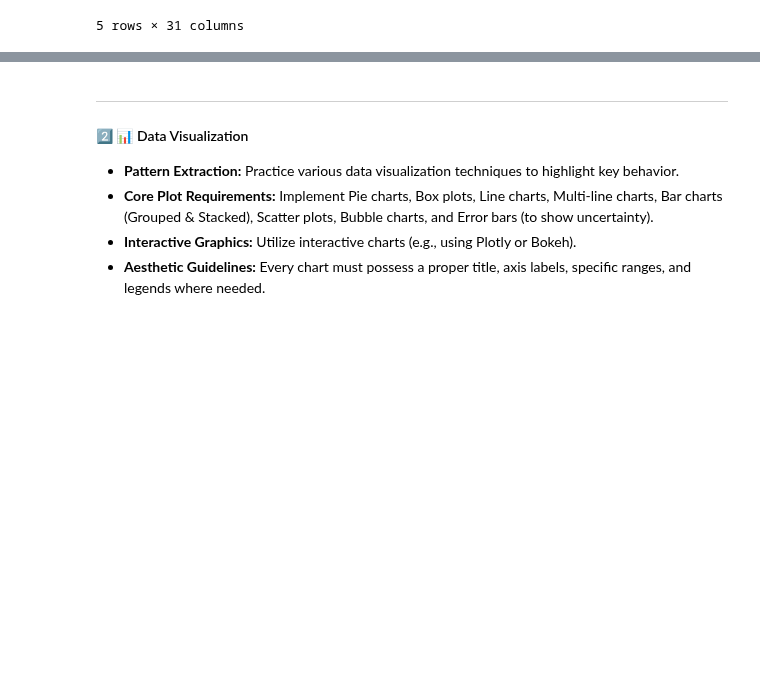
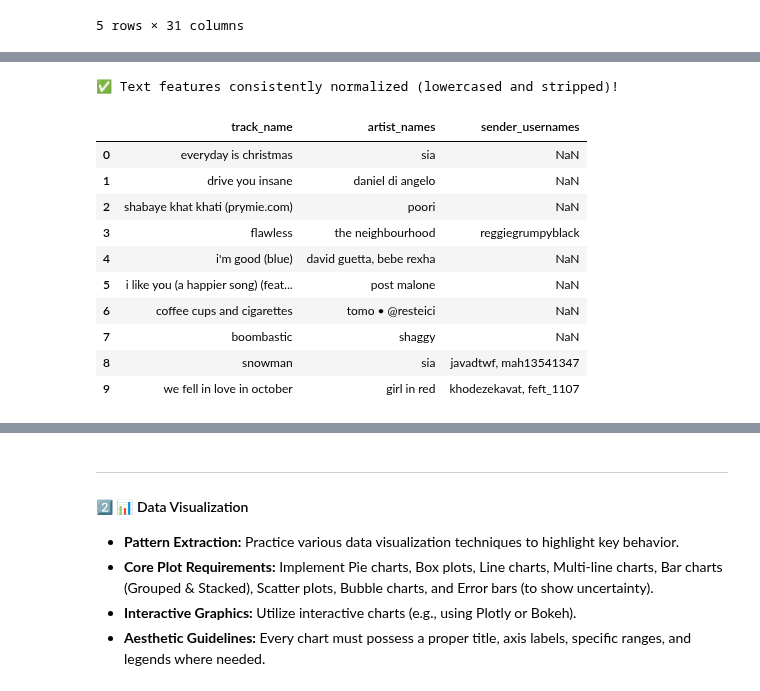
Before and after one commit to MaximumAsp66915/Applied_Data_Science_Course, a Jupyter notebook: ADS_A01/notebooks/01_Main_Analysis.ipynb, the cells around one changed output, grey strips where cells are left out. Cells and saved outputs as stored; diff of their text form; code cells hidden in the pictures; blank space fills up the shorter version.

```diff
--- a/ADS_A01/notebooks/01_Main_Analysis.ipynb
+++ b/ADS_A01/notebooks/01_Main_Analysis.ipynb
@@ -299,0 +365,32 @@ Take a look at the newly sanitized and fully refactored dataset IDs:
+# %%
+import text_normalizer
+importlib.reload(text_normalizer)
+from text_normalizer import normalize_texts
+
+# Apply text normalization
+df_tracks_final, df_artists_final, df_users_final = normalize_texts(
+    df_tracks_simplified2, df_artists_simplified2, df_users_simplified2
+)
+
+print("✅ Text features consistently normalized (lowercased and stripped)!")
+
+# Preview the completely final prepared Tracks DataFrame
+display(df_tracks_final[['track_name', 'artist_names', 'sender_usernames']].head(10))
+
+# Save Final Processed Data (Ready for Viz/Modeling)
+df_tracks_final.to_csv(f"{processed_dir}/tracks_final.csv", index=False)
+df_artists_final.to_csv(f"{processed_dir}/artists_final.csv", index=False)
+df_users_final.to_csv(f"{processed_dir}/users_final.csv", index=False)
+# %% [output]
+✅ Text features consistently normalized (lowercased and stripped)!
+|  | track_name | artist_names | sender_usernames |
+| 0 | everyday is christmas | sia | NaN |
+| 1 | drive you insane | daniel di angelo | NaN |
+| 2 | shabaye khat khati (prymie.com) | poori | NaN |
+| 3 | flawless | the neighbourhood | reggiegrumpyblack |
+| 4 | i'm good (blue) | david guetta, bebe rexha | NaN |
+| 5 | i like you (a happier song) (feat... | post malone | NaN |
+| 6 | coffee cups and cigarettes‌ | tomo • @resteici | NaN |
+| 7 | boombastic | shaggy | NaN |
+| 8 | snowman | sia | javadtwf, mah13541347 |
+| 9 | we fell in love in october | girl in red | khodezekavat, feft_1107 |
```
Also changed, not shown: parts of 7 cells of this notebook, 2 other files.
